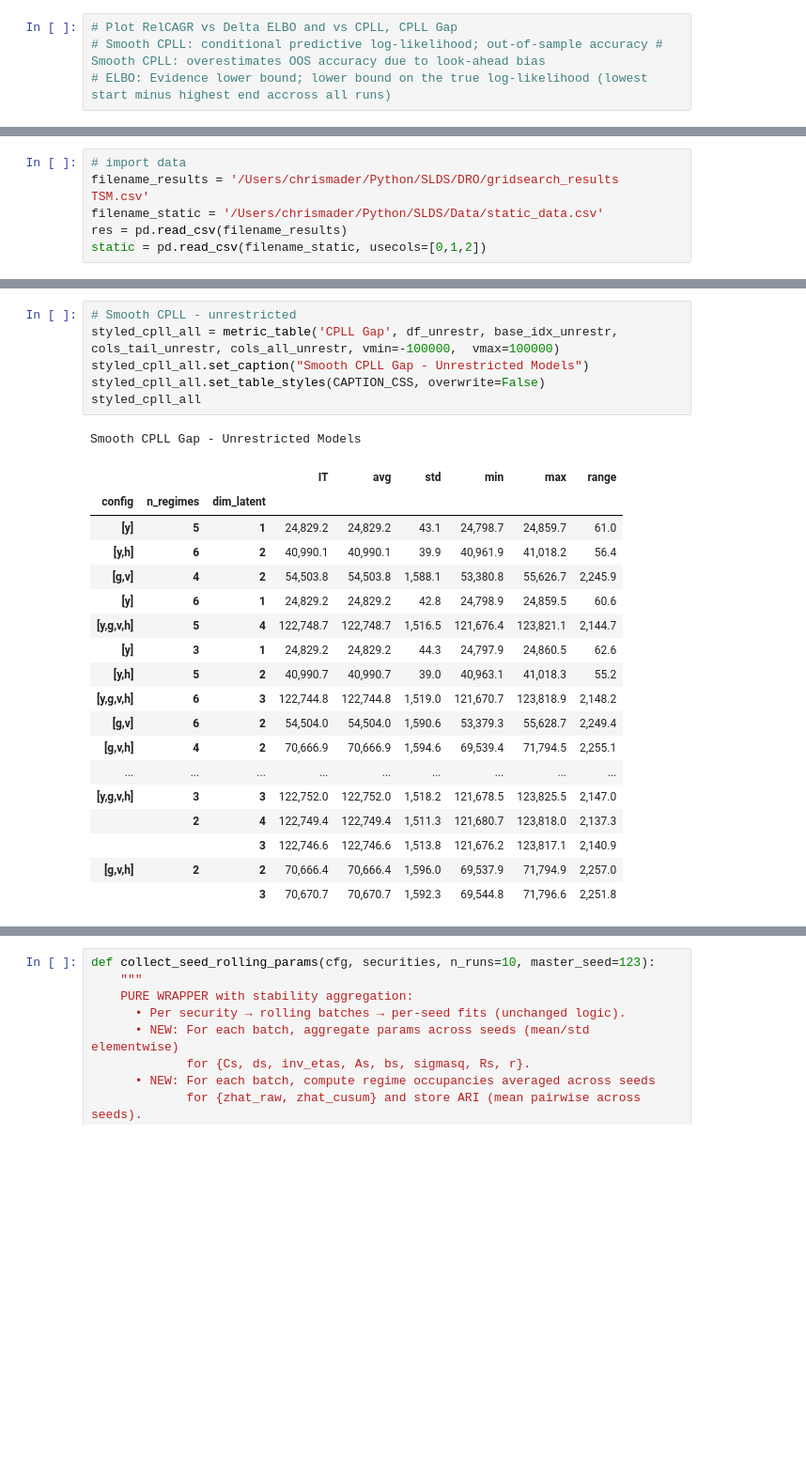
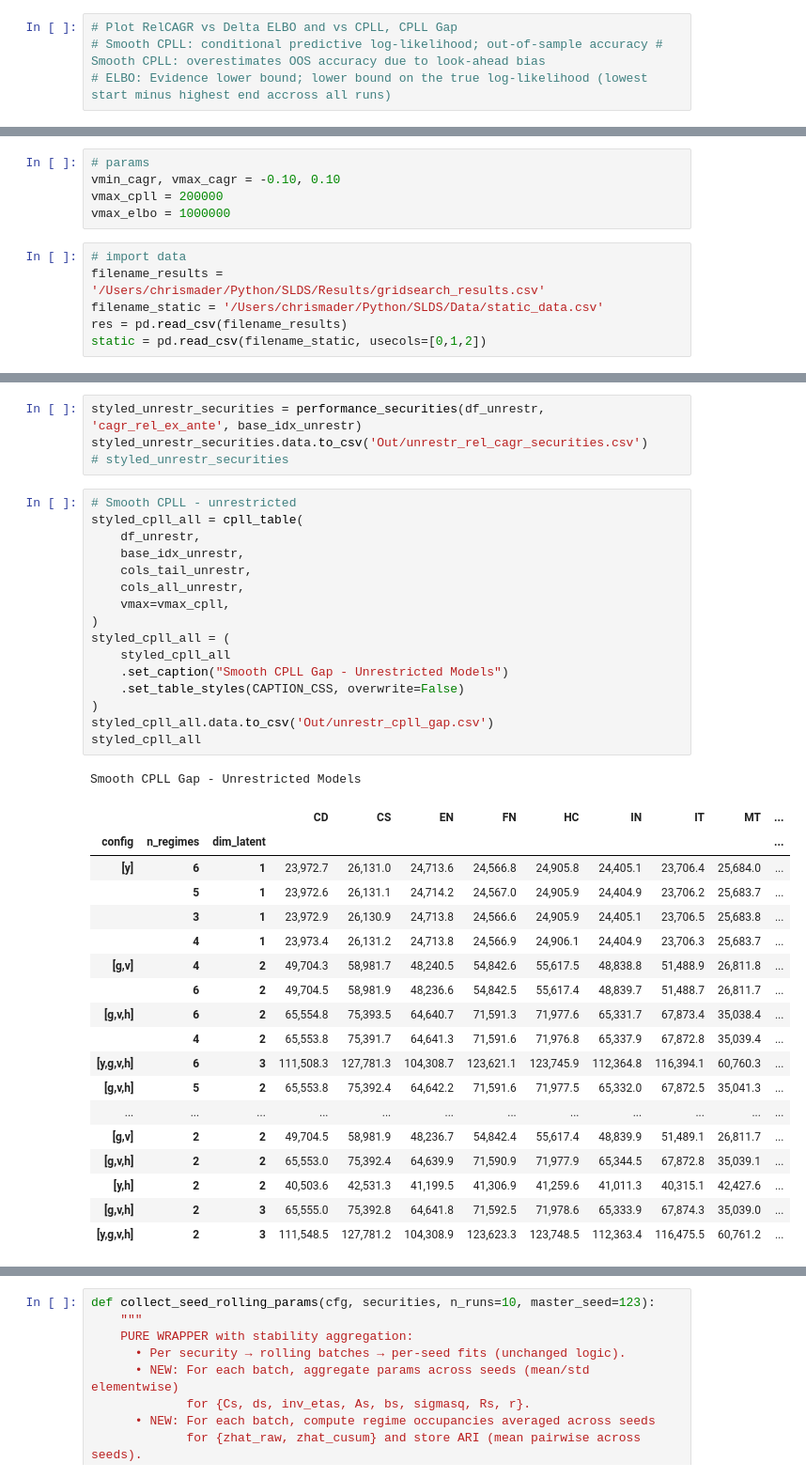
Before and after one commit to chrismader1/SLDS, a Jupyter notebook: rSLDS_analysis.ipynb, the cells around one changed output, grey strips where cells are left out. Shown at 94% size. Cells and saved outputs as stored; diff of their text form; blank space fills up the shorter version.

```diff
--- a/rSLDS_analysis.ipynb
+++ b/rSLDS_analysis.ipynb
@@ -8,7 +9,12 @@ import pandas as pd
 from sklearn.metrics import adjusted_rand_score as _ARI
+# %%
+# params
+vmin_cagr, vmax_cagr = -0.10, 0.10
+vmax_cpll = 200000
+vmax_elbo = 1000000
 # %%
 # import data
-filename_results = '/Users/chrismader/Python/SLDS/DRO/gridsearch_results TSM.csv'
+filename_results = '/Users/chrismader/Python/SLDS/Results/gridsearch_results.csv'
 filename_static = '/Users/chrismader/Python/SLDS/Data/static_data.csv'
 res = pd.read_csv(filename_results)
 static = pd.read_csv(filename_static, usecols=[0,1,2])
@@ -144,26 +210,40 @@ Rel CAGR - Unrestricted Models
+# %%
+styled_unrestr_securities = performance_securities(df_unrestr, 'cagr_rel_ex_ante', base_idx_unrestr)
+styled_unrestr_securities.data.to_csv('Out/unrestr_rel_cagr_securities.csv')
+# styled_unrestr_securities
 # %%
 # Smooth CPLL - unrestricted
-styled_cpll_all = metric_table('CPLL Gap', df_unrestr, base_idx_unrestr, cols_tail_unrestr, cols_all_unrestr, vmin=-100000,  vmax=100000)
-styled_cpll_all.set_caption("Smooth CPLL Gap - Unrestricted Models")
-styled_cpll_all.set_table_styles(CAPTION_CSS, overwrite=False)
+styled_cpll_all = cpll_table(
+    df_unrestr,
+    base_idx_unrestr,
+    cols_tail_unrestr,
+    cols_all_unrestr,
+    vmax=vmax_cpll,
+)
+styled_cpll_all = (
+    styled_cpll_all
+    .set_caption("Smooth CPLL Gap - Unrestricted Models")
+    .set_table_styles(CAPTION_CSS, overwrite=False)
+)
+styled_cpll_all.data.to_csv('Out/unrestr_cpll_gap.csv')
 styled_cpll_all
 # %% [output]
 Smooth CPLL Gap - Unrestricted Models
-|  |  |  | IT | avg | std | min | max | range |
-| config | n_regimes | dim_latent |  |  |  |  |  |  |
-| [y] | 5 | 1 | 24,829.2 | 24,829.2 | 43.1 | 24,798.7 | 24,859.7 | 61.0 |
-| [y,h] | 6 | 2 | 40,990.1 | 40,990.1 | 39.9 | 40,961.9 | 41,018.2 | 56.4 |
-| [g,v] | 4 | 2 | 54,503.8 | 54,503.8 | 1,588.1 | 53,380.8 | 55,626.7 | 2,245.9 |
-| [y] | 6 | 1 | 24,829.2 | 24,829.2 | 42.8 | 24,798.9 | 24,859.5 | 60.6 |
-| [y,g,v,h] | 5 | 4 | 122,748.7 | 122,748.7 | 1,516.5 | 121,676.4 | 123,821.1 | 2,144.7 |
-| [y] | 3 | 1 | 24,829.2 | 24,829.2 | 44.3 | 24,797.9 | 24,860.5 | 62.6 |
-| [y,h] | 5 | 2 | 40,990.7 | 40,990.7 | 39.0 | 40,963.1 | 41,018.3 | 55.2 |
-| [y,g,v,h] | 6 | 3 | 122,744.8 | 122,744.8 | 1,519.0 | 121,670.7 | 123,818.9 | 2,148.2 |
-| [g,v] | 6 | 2 | 54,504.0 | 54,504.0 | 1,590.6 | 53,379.3 | 55,628.7 | 2,249.4 |
-| [g,v,h] | 4 | 2 | 70,666.9 | 70,666.9 | 1,594.6 | 69,539.4 | 71,794.5 | 2,255.1 |
-| ... | ... | ... | ... | ... | ... | ... | ... | ... |
-| [y,g,v,h] | 3 | 3 | 122,752.0 | 122,752.0 | 1,518.2 | 121,678.5 | 123,825.5 | 2,147.0 |
-|  | 2 | 4 | 122,749.4 | 122,749.4 | 1,511.3 | 121,680.7 | 123,818.0 | 2,137.3 |
-|  |  | 3 | 122,746.6 | 122,746.6 | 1,513.8 | 121,676.2 | 123,817.1 | 2,140.9 |
-| [g,v,h] | 2 | 2 | 70,666.4 | 70,666.4 | 1,596.0 | 69,537.9 | 71,794.9 | 2,257.0 |
-|  |  | 3 | 70,670.7 | 70,670.7 | 1,592.3 | 69,544.8 | 71,796.6 | 2,251.8 |
+|  |  |  | CD | CS | EN | FN | HC | IN | IT | MT | ... |
+| config | n_regimes | dim_latent |  |  |  |  |  |  |  |  | ... |
+| [y] | 6 | 1 | 23,972.7 | 26,131.0 | 24,713.6 | 24,566.8 | 24,905.8 | 24,405.1 | 23,706.4 | 25,684.0 | ... |
+|  | 5 | 1 | 23,972.6 | 26,131.1 | 24,714.2 | 24,567.0 | 24,905.9 | 24,404.9 | 23,706.2 | 25,683.7 | ... |
+|  | 3 | 1 | 23,972.9 | 26,130.9 | 24,713.8 | 24,566.6 | 24,905.9 | 24,405.1 | 23,706.5 | 25,683.8 | ... |
+|  | 4 | 1 | 23,973.4 | 26,131.2 | 24,713.8 | 24,566.9 | 24,906.1 | 24,404.9 | 23,706.3 | 25,683.7 | ... |
+| [g,v] | 4 | 2 | 49,704.3 | 58,981.7 | 48,240.5 | 54,842.6 | 55,617.5 | 48,838.8 | 51,488.9 | 26,811.8 | ... |
+|  | 6 | 2 | 49,704.5 | 58,981.9 | 48,236.6 | 54,842.5 | 55,617.4 | 48,839.7 | 51,488.7 | 26,811.7 | ... |
+| [g,v,h] | 6 | 2 | 65,554.8 | 75,393.5 | 64,640.7 | 71,591.3 | 71,977.6 | 65,331.7 | 67,873.4 | 35,038.4 | ... |
+|  | 4 | 2 | 65,553.8 | 75,391.7 | 64,641.3 | 71,591.6 | 71,976.8 | 65,337.9 | 67,872.8 | 35,039.4 | ... |
+| [y,g,v,h] | 6 | 3 | 111,508.3 | 127,781.3 | 104,308.7 | 123,621.1 | 123,745.9 | 112,364.8 | 116,394.1 | 60,760.3 | ... |
+| [g,v,h] | 5 | 2 | 65,553.8 | 75,392.4 | 64,642.2 | 71,591.6 | 71,977.5 | 65,332.0 | 67,872.5 | 35,041.3 | ... |
+| ... | ... | ... | ... | ... | ... | ... | ... | ... | ... | ... | ... |
+| [g,v] | 2 | 2 | 49,704.5 | 58,981.9 | 48,236.7 | 54,842.4 | 55,617.4 | 48,839.9 | 51,489.1 | 26,811.7 | ... |
+| [g,v,h] | 2 | 2 | 65,553.0 | 75,392.4 | 64,639.9 | 71,590.9 | 71,977.9 | 65,344.5 | 67,872.8 | 35,039.1 | ... |
+| [y,h] | 2 | 2 | 40,503.6 | 42,531.3 | 41,199.5 | 41,306.9 | 41,259.6 | 41,011.3 | 40,315.1 | 42,427.6 | ... |
+| [g,v,h] | 2 | 3 | 65,555.0 | 75,392.8 | 64,641.8 | 71,592.5 | 71,978.6 | 65,333.9 | 67,874.3 | 35,039.0 | ... |
+| [y,g,v,h] | 2 | 3 | 111,548.5 | 127,781.2 | 104,308.9 | 123,623.3 | 123,748.5 | 112,363.4 | 116,475.5 | 60,761.2 | ... |
```
Also changed, not shown: parts of 21 cells of this notebook, 7 other files.
